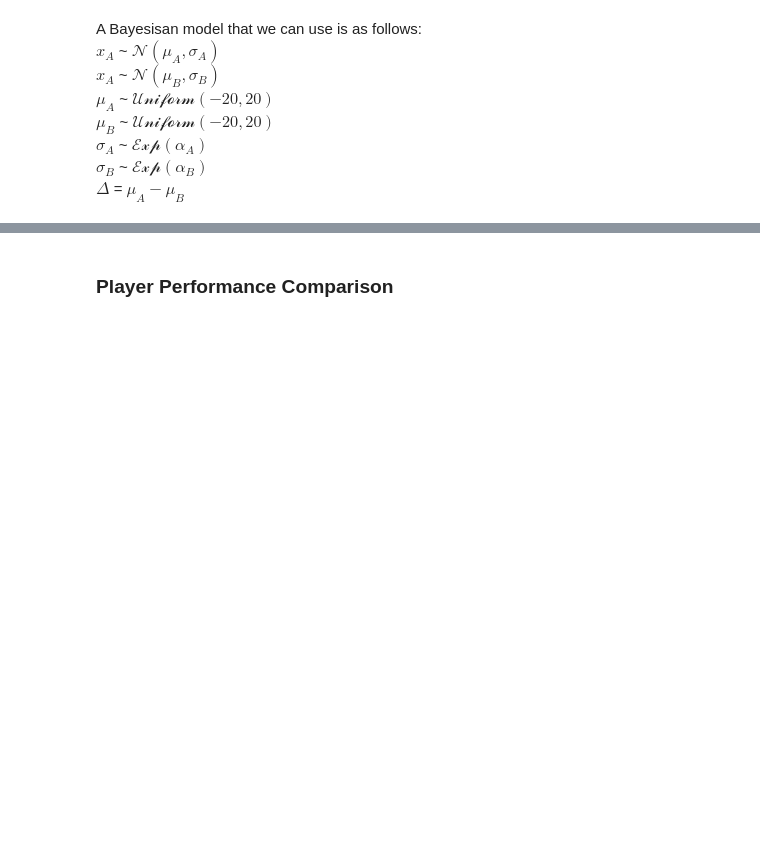
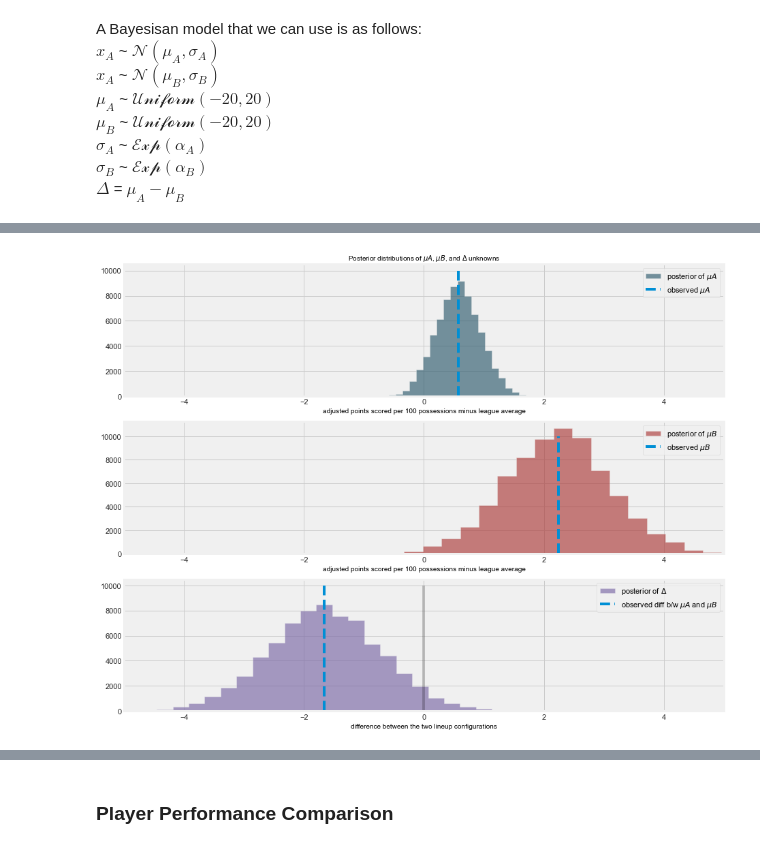
Before and after one commit to xulianrenzoku/synergy_app_clustering, a Jupyter notebook: nba_clustering_lineup_models.ipynb, the cells around one changed output, grey strips where cells are left out. Drawn from its saved outputs; the diff is of its cells as text; code cells hidden in the pictures; blank space fills up the shorter version.

```diff
--- a/nba_clustering_lineup_models.ipynb
+++ b/nba_clustering_lineup_models.ipynb
@@ -925,4 +918,4 @@ $\Delta$ = $\mu_A-\mu_B$
 # %%
-# lineups_A = lineup_df_100[A_cond]['adj_diff_to_league_avg'].values
-# lineups_B = lineup_df_100[B_cond]['adj_diff_to_league_avg'].values
-# len(lineups_A), len(lineups_B)
+lineups_A = lineup_df_100[no_curry_cond][A_cond]['adj_diff_to_league_avg'].values
+lineups_B = lineup_df_100[no_curry_cond][B_cond]['adj_diff_to_league_avg'].values
+len(lineups_A), len(lineups_B)
@@ -929,3 +924,3 @@ $\Delta$ = $\mu_A-\mu_B$
 # %%
-# trace, avg_diff_A, avg_diff_B = compare_lineup_efficiency(lineups_A,
-#                                                           lineups_B)
+trace, avg_diff_A, avg_diff_B = compare_lineup_efficiency(lineups_A,
+                                                          lineups_B)
@@ -932,40 +939,42 @@ $\Delta$ = $\mu_A-\mu_B$
 # %%
-# burned_trace = trace[2000:]
-# mu_A_samples = burned_trace['mu_A']
-# mu_B_samples = burned_trace['mu_B']
-# delta_samples = burned_trace['delta']
+burned_trace = trace[2000:]
+mu_A_samples = burned_trace['mu_A']
+mu_B_samples = burned_trace['mu_B']
+delta_samples = burned_trace['delta']
 # %%
-# figsize(13, 10)
+figsize(13, 10)
 
-# #histogram of posteriors
+#histogram of posteriors
 
-# plt.subplot(3, 1, 1)
-# plt.hist(mu_A_samples, histtype='stepfilled', bins=25, alpha=0.65,
-#          label=r'posterior of $\mu A$', color='#2E5C6E')
-# plt.vlines(avg_diff_A, 0, 10000, linestyle='--',
-#            label=r'observed $\mu A$')
-# plt.legend(loc='upper right')
-# plt.xlim(-5, 5)
-# plt.xlabel('adjusted points scored per 100 possessions minus league average')
-# plt.title(r'Posterior distributions of $\mu A$, $\mu B$, and $\Delta$ unknowns')
+plt.subplot(3, 1, 1)
+plt.hist(mu_A_samples, histtype='stepfilled', bins=25, alpha=0.65,
+         label=r'posterior of $\mu A$', color='#2E5C6E')
+plt.vlines(avg_diff_A, 0, 10000, linestyle='--',
+           label=r'observed $\mu A$')
+plt.legend(loc='upper right')
+plt.xlim(-5, 5)
+plt.xlabel('adjusted points scored per 100 possessions minus league average')
+plt.title(r'Posterior distributions of $\mu A$, $\mu B$, and $\Delta$ unknowns')
 
-# plt.subplot(3, 1, 2)
-# plt.hist(mu_B_samples, histtype='stepfilled', bins=25, alpha=0.65,
-#          label=r'posterior of $\mu B$', color='#AB3B3A')
-# plt.vlines(avg_diff_B, 0, 10000, linestyle='--',
-#            label=r'observed $\mu B$')
-# plt.legend(loc='upper right')
-# plt.xlim(-5, 5)
-# plt.xlabel('adjusted points scored per 100 possessions minus league average')
+plt.subplot(3, 1, 2)
+plt.hist(mu_B_samples, histtype='stepfilled', bins=25, alpha=0.65,
+         label=r'posterior of $\mu B$', color='#AB3B3A')
+plt.vlines(avg_diff_B, 0, 10000, linestyle='--',
+           label=r'observed $\mu B$')
+plt.legend(loc='upper right')
+plt.xlim(-5, 5)
+plt.xlabel('adjusted points scored per 100 possessions minus league average')
 
-# plt.subplot(3, 1, 3)
-# plt.hist(delta_samples, histtype='stepfilled', bins=30, alpha=0.65,
-#          label=r'posterior of $\Delta$', color='#7A68A6')
-# plt.vlines(avg_diff_A - avg_diff_B, 0, 10000, linestyle='--',
-#            label=r'observed diff b/w $\mu A$ and $\mu B$')
-# plt.vlines(0, 0, 10000, color='black', alpha=0.2)
-# plt.legend(loc='upper right');
-# plt.xlim(-5, 5)
-# plt.xlabel('difference between the two lineup configurations')
+plt.subplot(3, 1, 3)
+plt.hist(delta_samples, histtype='stepfilled', bins=30, alpha=0.65,
+         label=r'posterior of $\Delta$', color='#7A68A6')
+plt.vlines(avg_diff_A - avg_diff_B, 0, 10000, linestyle='--',
+           label=r'observed diff b/w $\mu A$ and $\mu B$')
+plt.vlines(0, 0, 10000, color='black', alpha=0.2)
+plt.legend(loc='upper right');
+plt.xlim(-5, 5)
+plt.xlabel('difference between the two lineup configurations')
 
-# plt.tight_layout()
+plt.tight_layout()
+# %% [output]
+[figure, added]
```
Also changed, not shown: parts of 45 cells of this notebook.
